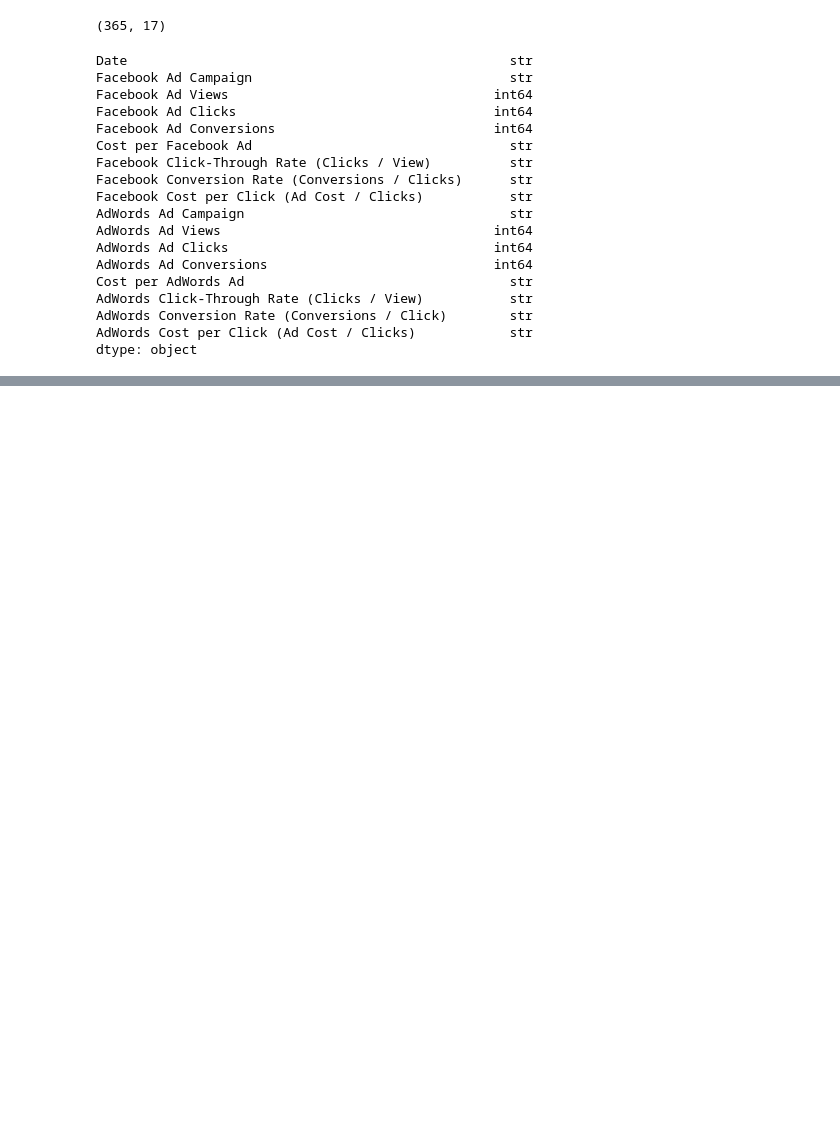
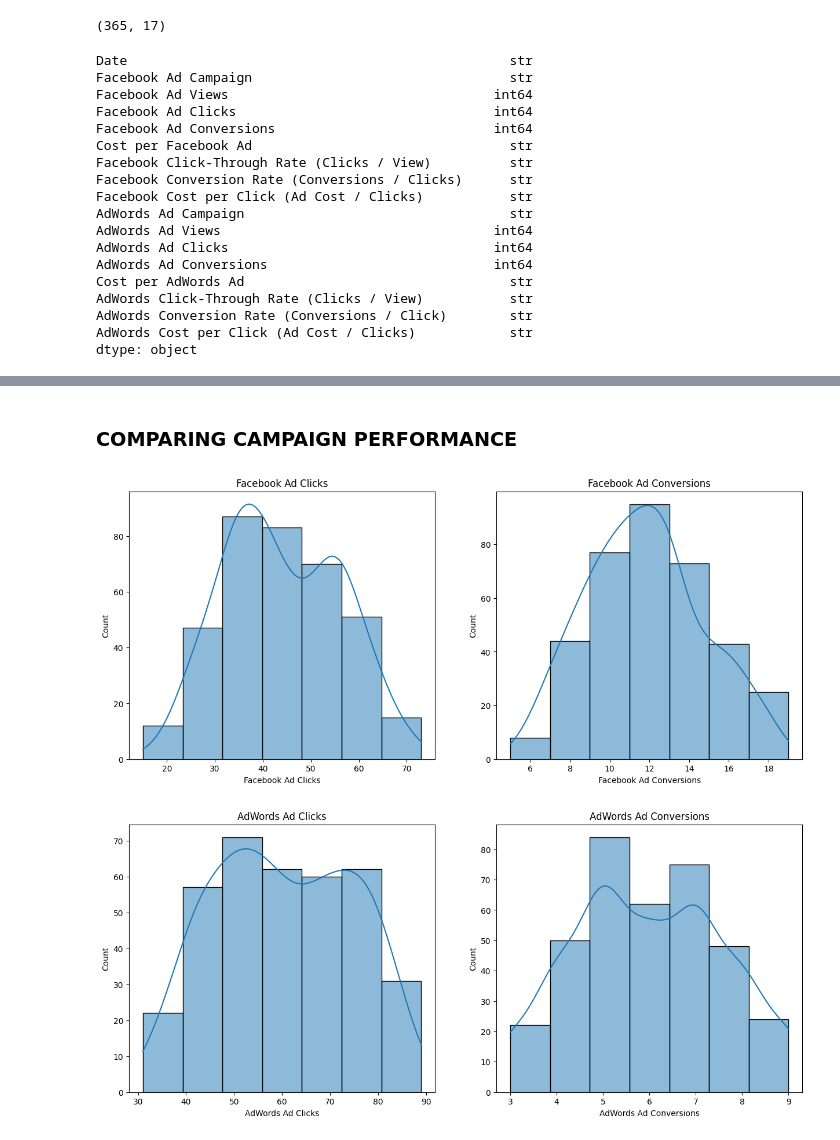
Before and after one commit to Engineer-purvesh18/A-B-Testing, a Jupyter notebook: main.ipynb, the cells around one changed output, grey strips where cells are left out. Cells and saved outputs as stored; diff of their text form; code cells hidden in the pictures; blank space fills up the shorter version.

Commit message:
Basic visuals

```diff
--- a/main.ipynb
+++ b/main.ipynb
@@ -96,0 +94,25 @@ df.describe()
+# %% [markdown]
+### COMPARING CAMPAIGN PERFORMANCE
+# %%
+# distribution of the clicks and conversions
+plt.figure(figsize=(15,6))
+plt.subplot(1,2,1)
+plt.title('Facebook Ad Clicks')
+sns.histplot(df['Facebook Ad Clicks'], bins = 7, edgecolor = 'k', kde = True)
+plt.subplot(1,2,2)
+plt.title('Facebook Ad Conversions')
+sns.histplot(df['Facebook Ad Conversions'], bins = 7, edgecolor = 'k', kde = True)
+plt.show()
+
+
+plt.figure(figsize=(15,6))
+plt.subplot(1,2,1)
+plt.title('AdWords Ad Clicks')
+sns.histplot(df['AdWords Ad Clicks'], bins = 7, edgecolor = 'k', kde = True)
+plt.subplot(1,2,2)
+plt.title('AdWords Ad Conversions')
+sns.histplot(df['AdWords Ad Conversions'], bins = 7, edgecolor = 'k', kde = True)
+plt.show()
+# %% [output]
+[figure, added]
+[figure, added]
```
Also changed, not shown: parts of 1 cell of this notebook.
